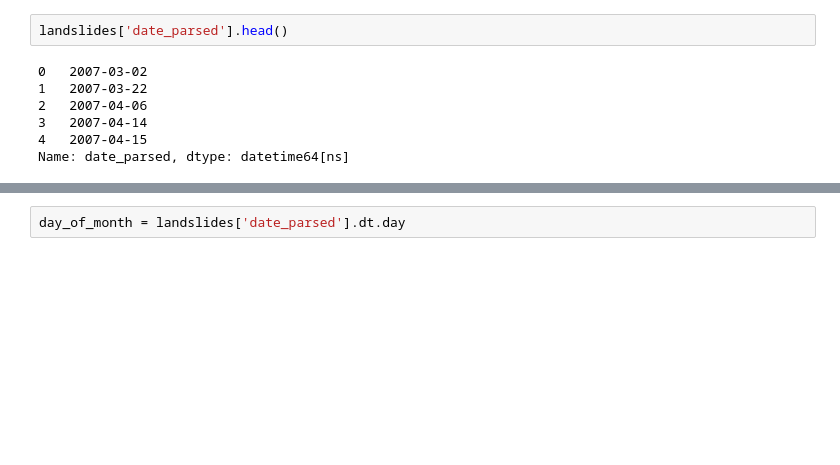
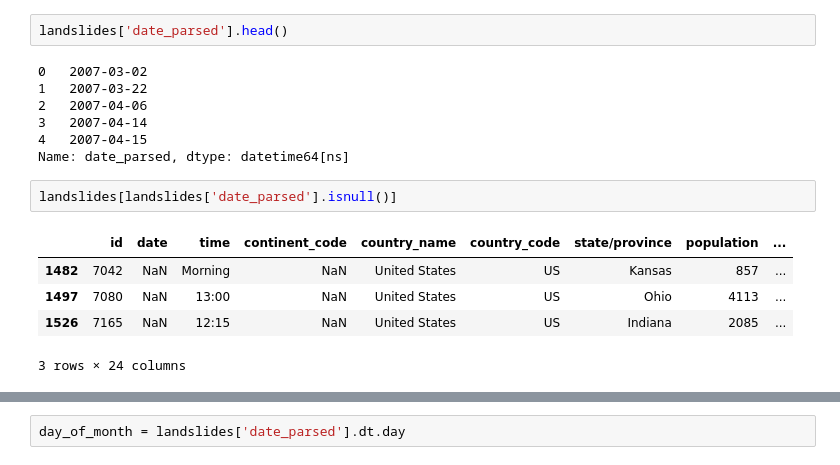
Before and after one commit to tqnhan/DA-in-Python, a Jupyter notebook: Part4/Part4-More Pandas.ipynb, the cells around one changed output, grey strips where cells are left out. Saved outputs shown, nothing was run; the diff lists cells and outputs as text; blank space fills up the shorter version.

Commit message:
4.3
check isnull in dataframe landslides

```diff
--- a/Part4/Part4-More Pandas.ipynb
+++ b/Part4/Part4-More Pandas.ipynb
@@ -532,6 +212,14 @@ landslides['date_parsed'].head()
 3   2007-04-14
 4   2007-04-15
 Name: date_parsed, dtype: datetime64[ns]
+# %%
+landslides[landslides['date_parsed'].isnull()]
+# %% [output]
+|  | id | date | time | continent_code | country_name | country_code | state/province | population | ... |
+| 1482 | 7042 | NaN | Morning | NaN | United States | US | Kansas | 857 | ... |
+| 1497 | 7080 | NaN | 13:00 | NaN | United States | US | Ohio | 4113 | ... |
+| 1526 | 7165 | NaN | 12:15 | NaN | United States | US | Indiana | 2085 | ... |
+3 rows × 24 columns
 # %%
 import datetime as dt
 day_of_month = landslides['date'].dt.day
```
Also changed, not shown: parts of 43 cells of this notebook.
